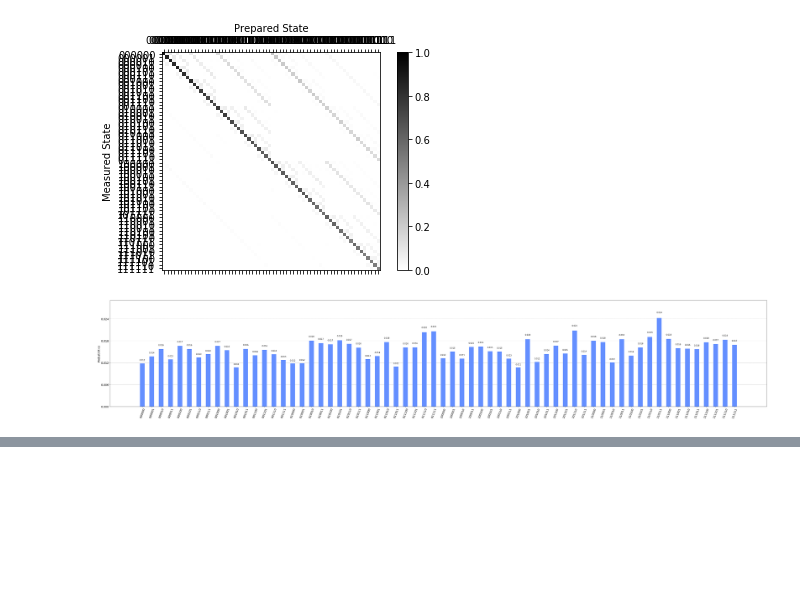
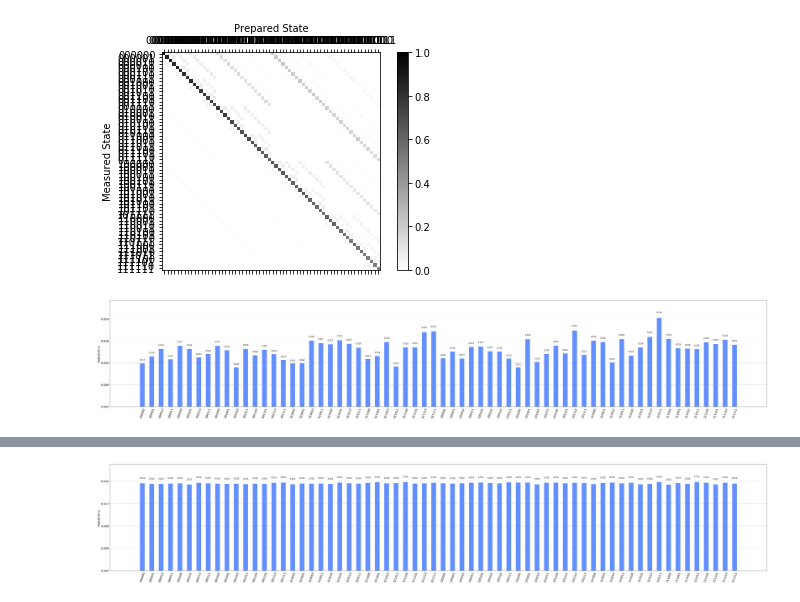
Before and after one commit to Yushgoel/Quantum, a Jupyter notebook: TrueRandomNumGen.ipynb, the cells around one changed output, grey strips where cells are left out. Saved outputs shown, nothing was run; the diff lists cells and outputs as text; code cells hidden in the pictures; blank space fills up the shorter version.

```diff
--- a/TrueRandomNumGen.ipynb
+++ b/TrueRandomNumGen.ipynb
@@ -75,0 +87,7 @@ plot_histogram(mitigated_result.get_counts(), figsize=(60, 10))
+# %%
+#When we run this circuit, we should get a 6 bit number, using only a single qubit. Note that we will still need the same number of classical bits.
+job = execute(qc, backend=sim, shots=1000000)
+sim_result = job.result()
+plot_histogram(sim_result.get_counts(), figsize=(60, 10))
+# %% [output]
+[figure, added]
```
Also changed, not shown: parts of 3 cells of this notebook.
